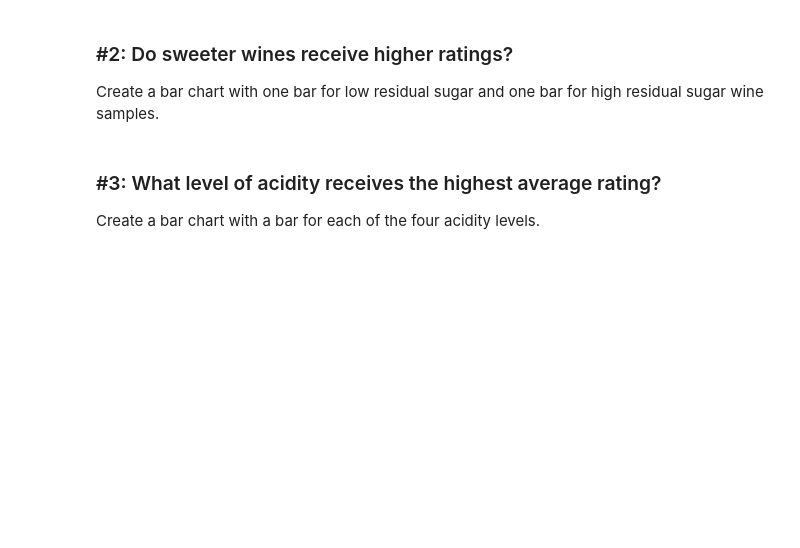
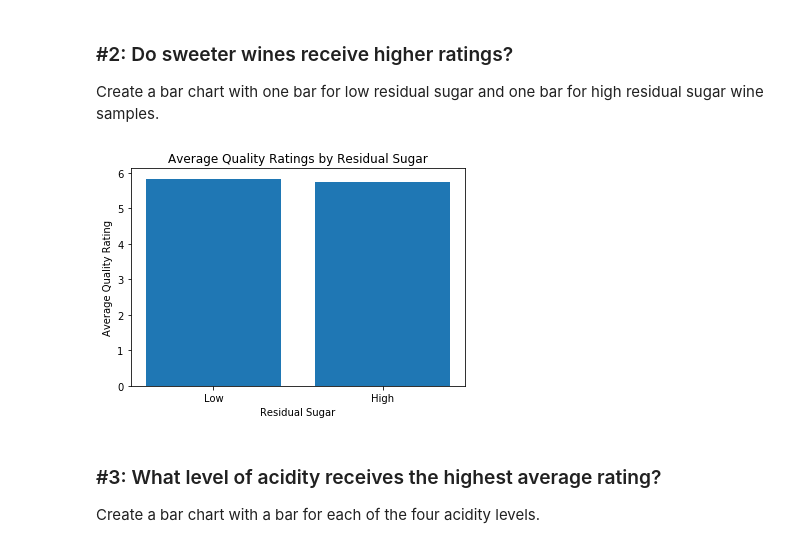
Before and after one commit to emilylauyw/Udacity_DAND_CaseStudy1-Investigate_Wine_Quality_Data_Set, a Jupyter notebook: investigate_wine_quality.ipynb, the cells around one changed output. Drawn from its saved outputs; the diff is of its cells as text; code cells hidden in the pictures; blank space fills up the shorter version.

Commit message:
Updated investigate wine quality on visualization

```diff
--- a/investigate_wine_quality.ipynb
+++ b/investigate_wine_quality.ipynb
@@ -460,3 +460,11 @@ plt.ylabel('Average Quality Rating');
 Create a bar chart with one bar for low residual sugar and one bar for high residual sugar wine samples.
 # %%
 # Use query to select each group and get its mean quality
+
+sugar_median = df['residual_sugar'].median()
+
+sugar_low = df.query('residual_sugar < {}'.format(median))
+sugar_high = df.query('residual_sugar >= {}'.format(median))
+
+mean_quality_low = sugar_low['quality'].mean()
+mean_quality_high = sugar_high['quality'].mean()
@@ -465,3 +471,15 @@ Create a bar chart with one bar for low residual sugar and one bar for high resi
+# %%
+# Create a bar chart with proper labels
+
+locations = [1, 2]
+heights = [mean_quality_low, mean_quality_high]
+labels = ['Low', 'High']
+plt.bar(locations, heights, tick_label=labels)
+plt.title('Average Quality Ratings by Residual Sugar')
+plt.xlabel('Residual Sugar')
+plt.ylabel('Average Quality Rating');
+# %% [output]
+[figure, added]
 # %% [markdown]
 ### #3: What level of acidity receives the highest average rating?
 Create a bar chart with a bar for each of the four acidity levels.
```
Also changed, not shown: parts of 11 cells of this notebook.
